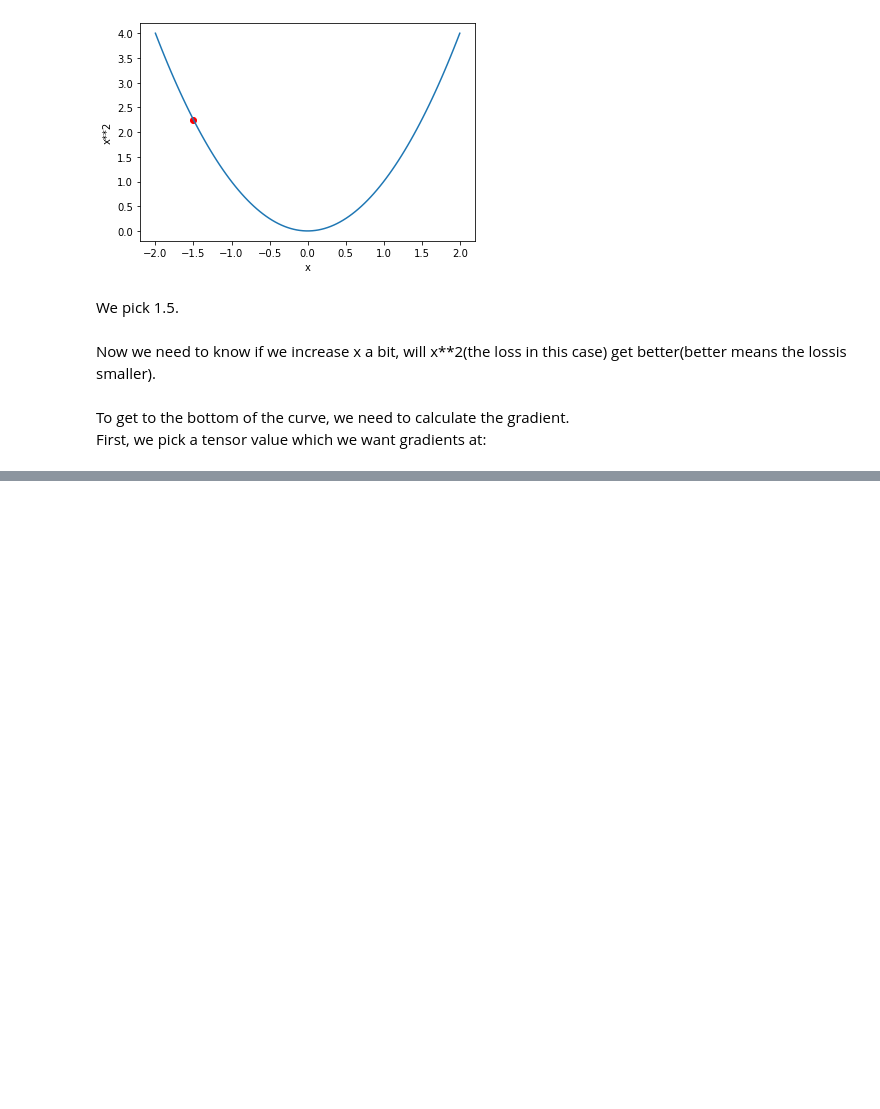
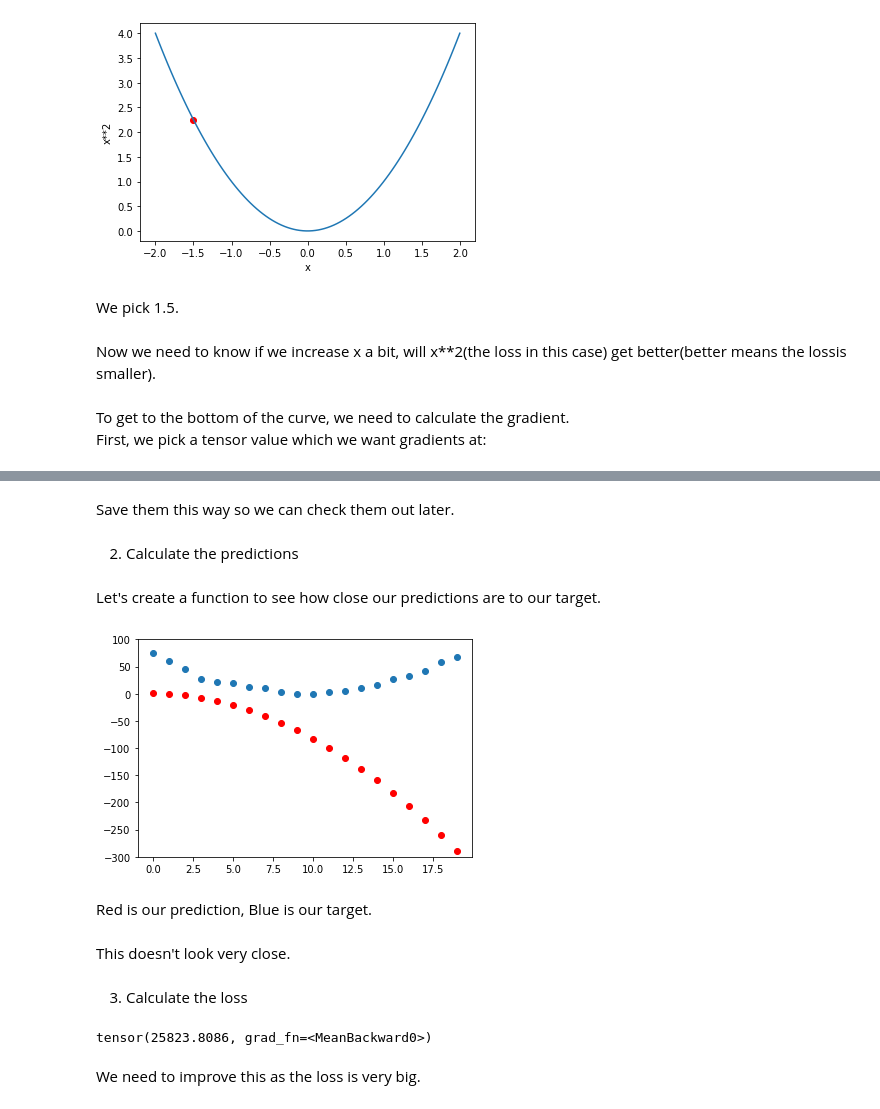
Before and after one commit to maureen-mugo/California-Housing-Price-Prediction, a Jupyter notebook: deep-learning-notes/mnist_sample.ipynb, the cells around one changed output, grey strips where cells are left out. Drawn from its saved outputs; the diff is of its cells as text; code cells hidden in the pictures; blank space fills up the shorter version.

```diff
--- a/deep-learning-notes/mnist_sample.ipynb
+++ b/deep-learning-notes/mnist_sample.ipynb
@@ -513,0 +593,4 @@ xt = tensor(3.).requires_grad_()
+# %%
+def f(t, params):
+    a,b,c = params
+    return a*(t**2) + (b*t) + c
@@ -513,0 +612,2 @@ xt = tensor(3.).requires_grad_()
+# %%
+params = torch.randn(3).requires_grad_()
@@ -513,0 +620,31 @@ xt = tensor(3.).requires_grad_()
+# %% [markdown]
+Save them this way so we can check them out later.
+# %% [markdown]
+2) Calculate the predictions
+# %%
+preds = f(time, params)
+# %% [markdown]
+Let's create a function to see how close our predictions are to our target.
+# %%
+def show_preds(preds, ax=None):
+    if ax is None: ax=plt.subplots()[1]
+    ax.scatter(time, speed)
+    ax.scatter(time, to_np(preds), color='red')
+    ax.set_ylim(-300, 100)
+# %%
+show_preds(preds)
+# %% [output]
+[figure, added]
+# %% [markdown]
+Red is our prediction, Blue is our target.
+# %% [markdown]
+This doesn't look very close.
+# %% [markdown]
+3) Calculate the loss
+# %%
+loss = mse(preds, speed)
+loss
+# %% [output]
+tensor(25823.8086, grad_fn=<MeanBackward0>)
+# %% [markdown]
+We need to improve this as the loss is very big.
```
Also changed, not shown: parts of 54 cells of this notebook.
